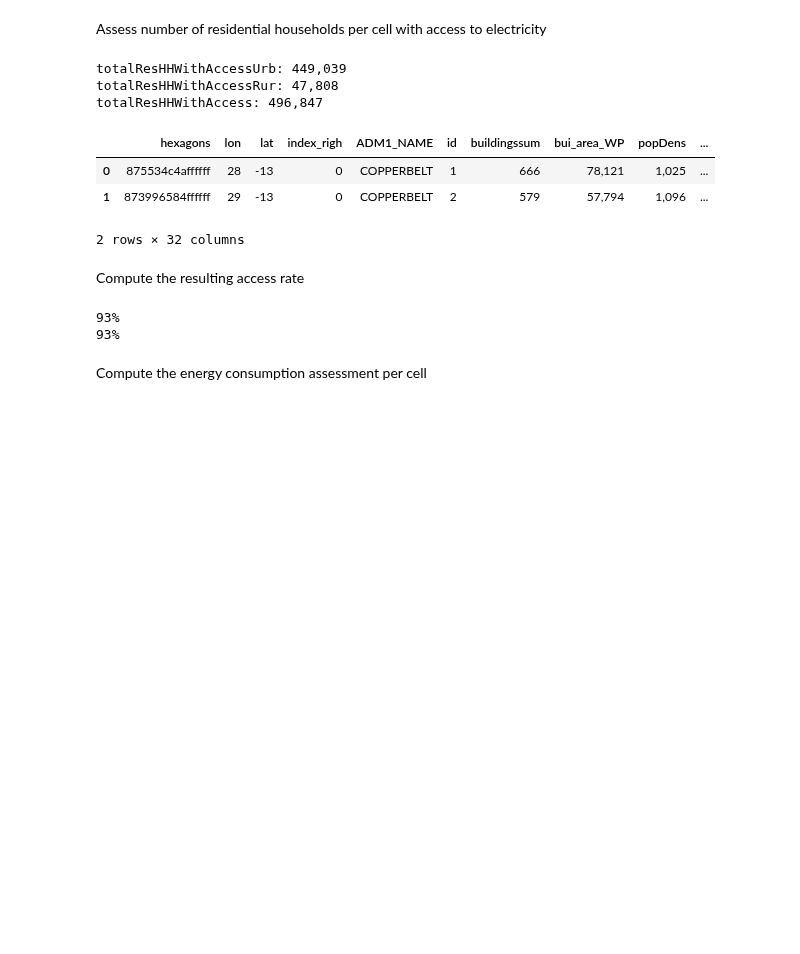
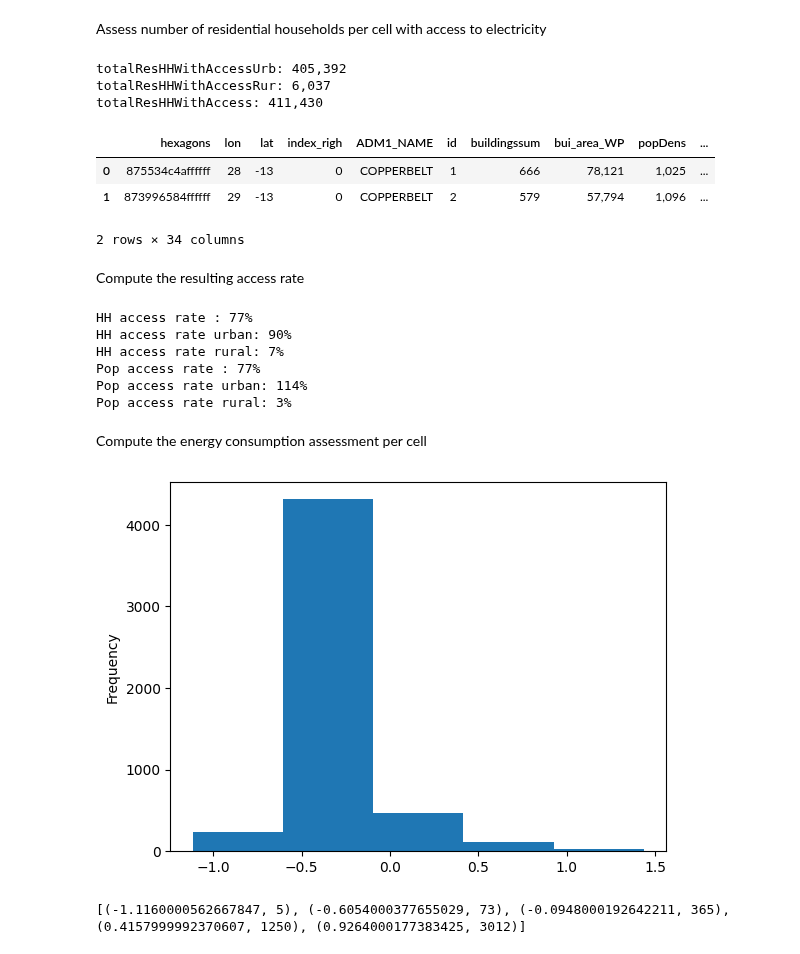
Before and after one commit to ariane-millot/EDeMOS, a Jupyter notebook: Residential/BuildingDemandMethod1.ipynb, the cells around one changed output. Cells and saved outputs as stored; diff of their text form; code cells hidden in the pictures; blank space fills up the shorter version.

Commit message:
Residential methodology update

```diff
--- a/Residential/BuildingDemandMethod1.ipynb
+++ b/Residential/BuildingDemandMethod1.ipynb
@@ -197,7 +198,7 @@ Extract lighing data
 # %%
 ## set_lightscore_sy_xxxx.tif: Predicted likelihood that a settlement is electrified (0 to 1)
 ## http://www-personal.umich.edu/~brianmin/HREA/data.html
-pathHREA = "Residential/Data/Copperbelt_set_lightscore_sy_2019.tif"
+pathHREA = "Residential/Data/Lighting/Copperbelt_set_lightscore_sy_2019_Nodata_values_fixed.tif"
 grid = processing_raster("HREA", "mean", grid, filepath=pathHREA)
 columnProbElec= "HREA"
 # %% [output]
@@ -304,7 +334,7 @@ TOTAL           2,710
 Name: annual, dtype: float64
 # %%
 # electrified or non-electrified status
-grid["Status_electrified"] = grid.apply(lambda row: ("elec" if ((row[columnProbElec] > 0))
+grid["Status_electrified"] = grid.apply(lambda row: ("elec" if ((row[columnProbElec] > 0.2))
                                              else "nonelec"), axis=1)
 grid["Status_electrified"].value_counts()
 # %% [output]
@@ -388,18 +418,22 @@ print("total Buildings:",f"{totalBuildings:,.0f}", "urban:",f"{urbanBuildings:,.
 shareRuralBuild = ruralBuildings/totalBuildings
 shareUrbanBuild = urbanBuildings/totalBuildings
 print("share Build urban:", f"{shareUrbanBuild:.0%}","rural:",f"{shareRuralBuild:.0%}")
+# number of urban and rural HH in the region
 resHHurban = 449077  # assessment for 2019 from the Census data 2022
 resHHrural = 85356 # assessment for 2019 from the Census data 2022
-# shareResBuildings = {"urban": 0.80, "rural": 0.99} # --> to change!
-shareResBuildings = {"urban": 0.50, "rural": 0.17} # --> to change! # number chosen to get 1 for nb of HH per rural building
+# share of residential building in each location
+# shareResBuildings = {"urban": 0.80, "rural": 0.5} # --> to change!
+shareResBuildings = {"urban": 0.34, "rural": 0.17} # --> to change! # number chosen to get 1 for nb of HH per rural building, and for urban twice the value in rural
 resUrbanBuildings = urbanBuildings*shareResBuildings["urban"]
 resRuralBuildings = ruralBuildings*shareResBuildings["rural"]
 resTotalBuildings = resUrbanBuildings + resRuralBuildings
 print("total Res Buildings:",f"{resTotalBuildings:,.0f}", "urban:",f"{resUrbanBuildings:,.0f}", "rural:",f"{resRuralBuildings:,.0f}")
+# Assess the number of residential HH per building
 nbOfHHperResBuilding =  {"urban": 1, "rural": 1} # init
 nbOfHHperResBuilding["urban"]= resHHurban/resUrbanBuildings
 nbOfHHperResBuilding["rural"]= resHHrural/resRuralBuildings
 print("nb Of HH per Res Building: urban", f"{nbOfHHperResBuilding['urban']:,.1f}","rural", f"{nbOfHHperResBuilding['rural']:,.1f}")
+# Assess the total number of HH in the region (should match the census data)
 totalResHHurban = nbOfHHperResBuilding["urban"]*urbanBuildings*shareResBuildings["urban"]
 totalResHHrural = nbOfHHperResBuilding["rural"]*ruralBuildings*shareResBuildings["rural"]
 totalResHH = totalResHHurban + totalResHHrural
@@ -439,16 +475,22 @@ total population: WorldPop 2,888,252 Census 2,513,919
 Assess number of residential households per cell with access to electricity
 # %%
 # for each hexagon, assessment of the number of HH
-access_elec = {"elec": 0, "nonelec": 1}
+# access_elec = {"elec": 0, "nonelec": 1}
 # sizeHH = {"urban": 4.7, "rural": 5.2} #https://population.un.org/Household/index.html#/countries/ https://dhsprogram.com/publications/publication-fr361-dhs-final-reports.cfm
 #print(grid["Location"].map(shareResBuildings))
 #grid["ResHHNbWithAccess"]=grid["buildingscount"]*grid["Location"].map(shareResBuildings)*grid["Status_electrified"].map(access_elec)
 
+# grid["ResHHNbWithAccessUrb"] = np.where((grid['Status_electrified'] == "elec") & (grid['location'] == "urban"),
+#                                                                             grid[['buildingssum']].sum(axis=1), 0)*shareResBuildings["urban"]*nbOfHHperResBuilding["urban"]* grid[columnProbElec]
+
+# grid["ResHHNbWithAccessRur"] = np.where((grid['Status_electrified'] == "elec") & (grid['location'] == "rural"),
+#                                                                             grid[['buildingssum']].sum(axis=1), 0)*shareResBuildings["rural"]*nbOfHHperResBuilding["rural"]* grid[columnProbElec]
+
 grid["ResHHNbWithAccessUrb"] = np.where((grid['Status_electrified'] == "elec") & (grid['location'] == "urban"),
-                                                                            grid[['buildingssum']].sum(axis=1), 0)*shareResBuildings["urban"]*nbOfHHperResBuilding["urban"]* grid[columnProbElec]
+                                                                            grid[['buildingssum']].sum(axis=1), 0)*shareResBuildings["urban"]*nbOfHHperResBuilding["urban"]
 
 grid["ResHHNbWithAccessRur"] = np.where((grid['Status_electrified'] == "elec") & (grid['location'] == "rural"),
-                                                                            grid[['buildingssum']].sum(axis=1), 0)*shareResBuildings["rural"]*nbOfHHperResBuilding["rural"]* grid[columnProbElec]
+                                                                            grid[['buildingssum']].sum(axis=1), 0)*shareResBuildings["rural"]*nbOfHHperResBuilding["rural"]
 
 grid["ResHHNbWithAccess"] = grid[["ResHHNbWithAccessUrb", "ResHHNbWithAccessRur"]].sum(axis=1)
 
@@ -461,27 +503,60 @@ print("totalResHHWithAccess:",f"{totalResHHWithAccess:,.0f}")
 # print(grid["ResHHNbWithAccessUrb"].sum() , grid["ResHHNbWithAccessRur"].sum(), grid["ResHHNbWithAccess"].sum())
 grid.head(2)
 # %% [output]
-totalResHHWithAccessUrb: 449,039
-totalResHHWithAccessRur: 47,808
-totalResHHWithAccess: 496,847
+totalResHHWithAccessUrb: 405,392
+totalResHHWithAccessRur: 6,037
+totalResHHWithAccess: 411,430
 |  | hexagons | lon | lat | index_righ | ADM1_NAME | id | buildingssum | bui_area_WP | popDens | ... |
 | 0 | 875534c4affffff | 28 | -13 | 0 | COPPERBELT | 1 | 666 | 78,121 | 1,025 | ... |
 | 1 | 873996584ffffff | 29 | -13 | 0 | COPPERBELT | 2 | 579 | 57,794 | 1,096 | ... |
-2 rows × 32 columns
+2 rows × 34 columns
 # %% [markdown]
 Compute the resulting access rate
 # %%
 # access rate for HH
 accessRateHH = totalResHHWithAccess/totalResHH
-print(f"{accessRateHH:,.0%}")
+accessRatePop_urban = totalResHHWithAccessUrb/totalResHHurban
+accessRatePop_rural = totalResHHWithAccessRur/totalResHHrural
+print("HH access rate :",f"{accessRateHH:,.0%}")
+print("HH access rate urban:",f"{accessRatePop_urban:,.0%}")
+print("HH access rate rural:",f"{accessRatePop_rural:,.0%}")
 # access rate for population
 accessRatePop = (totalResHHWithAccessUrb*pplperHH_urban+totalResHHWithAccessRur*pplperHH_rural)/totalPopStats
-print(f"{accessRatePop:,.0%}")
+accessRatePop_urban = totalResHHWithAccessUrb*pplperHH_urban/totalPop_urban
+accessRatePop_rural = totalResHHWithAccessRur*pplperHH_rural/totalPop_rural
+print("Pop access rate :",f"{accessRatePop:,.0%}")
+print("Pop access rate urban:",f"{accessRatePop_urban:,.0%}")
+print("Pop access rate rural:",f"{accessRatePop_rural:,.0%}")
 # %% [output]
-93%
-93%
+HH access rate : 77%
+HH access rate urban: 90%
+HH access rate rural: 7%
+Pop access rate : 77%
+Pop access rate urban: 114%
+Pop access rate rural: 3%
 # %% [markdown]
 Compute the energy consumption assessment per cell
+# %%
+# rwi to energy consumption
+def rwi_to_energy(rwi):
+    energy = 0
+    for key, val in table_encons:
+        if rwi < key:
+            break
+        else: energy = val
+    return energy
+
+# grid['rwi'].quantile([0.16,0.32,0.48,0.62,0.78]).tolist()
+grid['rwi'].plot.hist(bins=5)
+plt.show()
+thresholds_rwi = (grid['rwi'].max()-grid['rwi'].min())/5*np.arange(5)+grid['rwi'].min()
+thresholds_energy  = [5, 73, 365, 1250, 3012]
+table_encons = list(zip(thresholds_rwi, thresholds_energy))
+print(table_encons)
+grid['ResEnergyCorrPerHH_raw'] = grid['rwi'].apply(rwi_to_energy)
+# %% [output]
+[figure, added]
+[(-1.1160000562667847, 5), (-0.6054000377655029, 73), (-0.0948000192642211, 365), (0.4157999992370607, 1250), (0.9264000177383425, 3012)]
 # %%
 # Energy Consumption assessment per cell
 averageRwi = grid['rwi'].mean()
```
Also changed, not shown: parts of 26 cells of this notebook.
